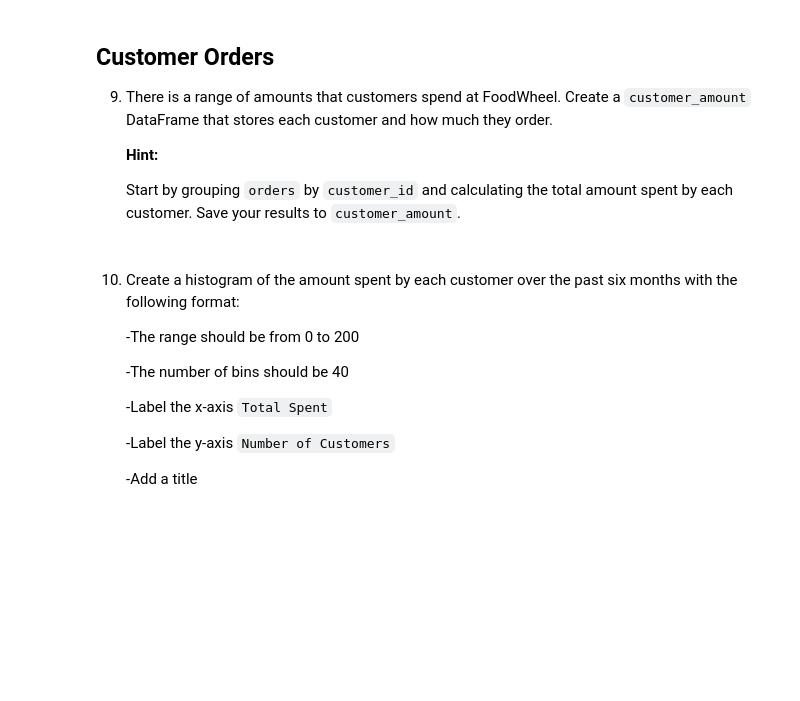
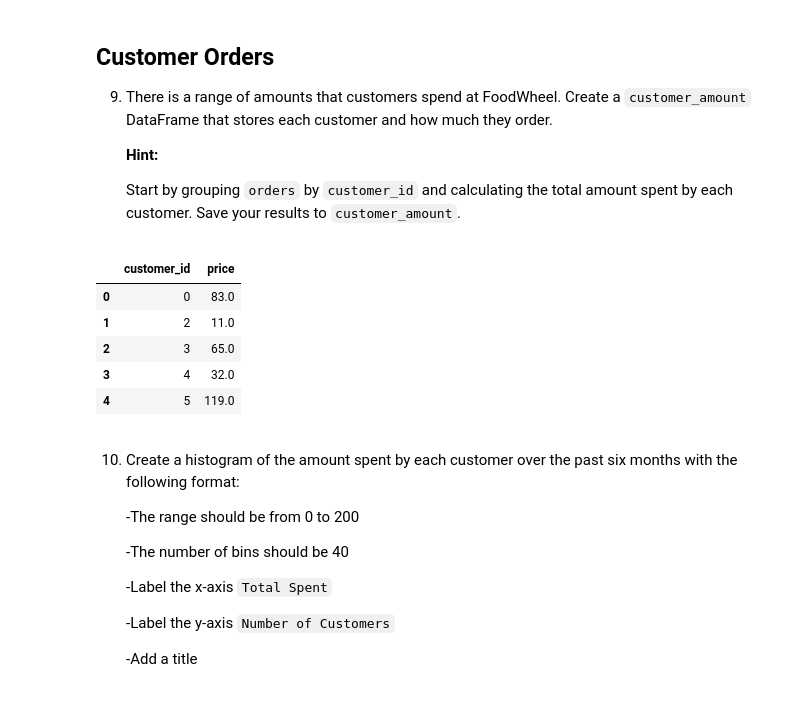
Before and after one commit to thejjserg/foodwheel, a Jupyter notebook: foodwheel_project.ipynb, the cells around one changed output. Cells and saved outputs as stored; diff of their text form; code cells hidden in the pictures; blank space fills up the shorter version.

```diff
--- a/foodwheel_project.ipynb
+++ b/foodwheel_project.ipynb
@@ -250,7 +250,16 @@ plt.show()
     Start by grouping `orders` by `customer_id` and calculating the total amount spent by each customer.  Save your results to `customer_amount`.
 # %%
 # Create a DataFrame of Customers and How much they've ordered
-customer_amount = orders.groupby("customer_id").price.sum()
+customer_amount = orders.groupby("customer_id").price.sum().reset_index()
+
+customer_amount.head()
+# %% [output]
+|  | customer_id | price |
+| 0 | 0 | 83.0 |
+| 1 | 2 | 11.0 |
+| 2 | 3 | 65.0 |
+| 3 | 4 | 32.0 |
+| 4 | 5 | 119.0 |
 # %% [markdown]
 10. Create a histogram of the amount spent by each customer over the past six months with the following format:
 
```
Also changed, not shown: parts of 1 cell of this notebook.
